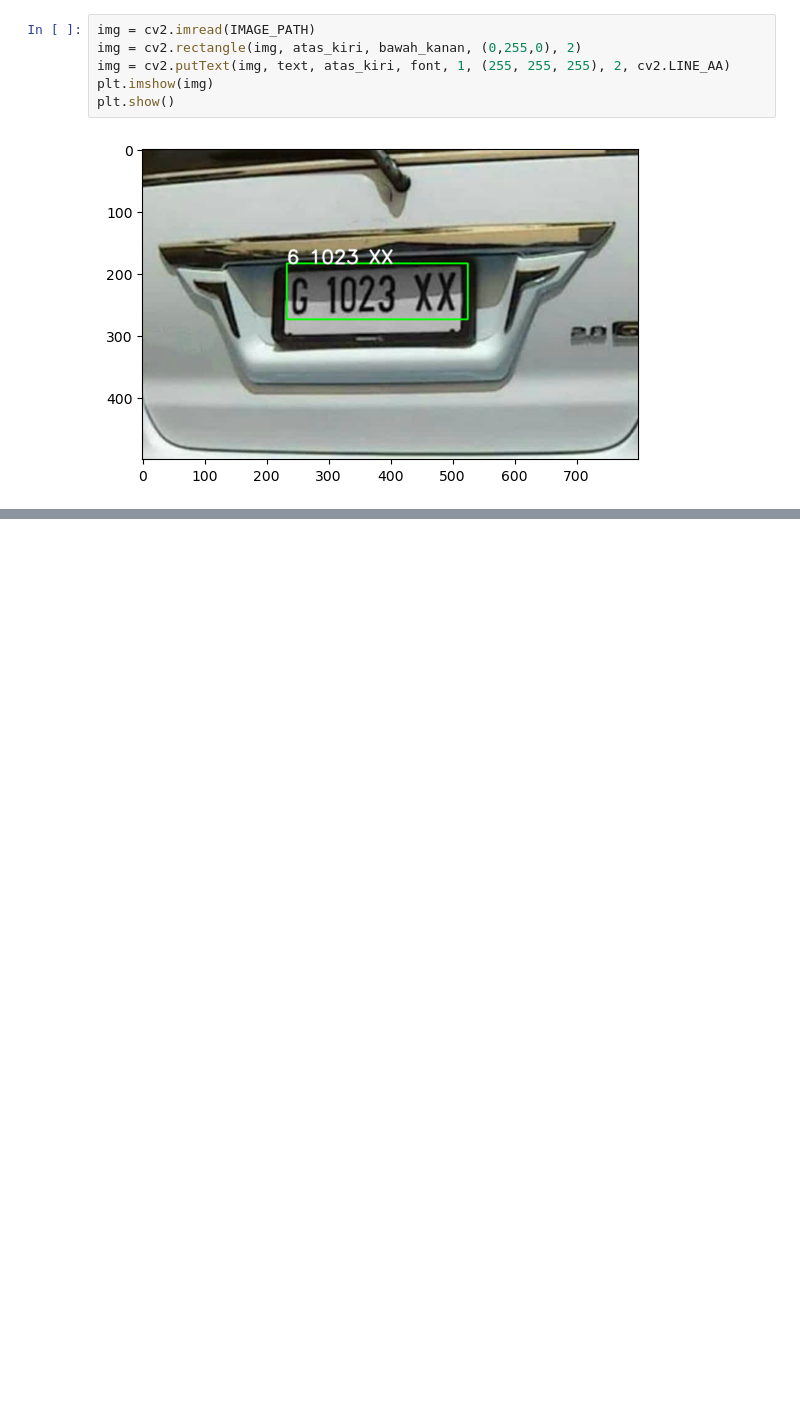
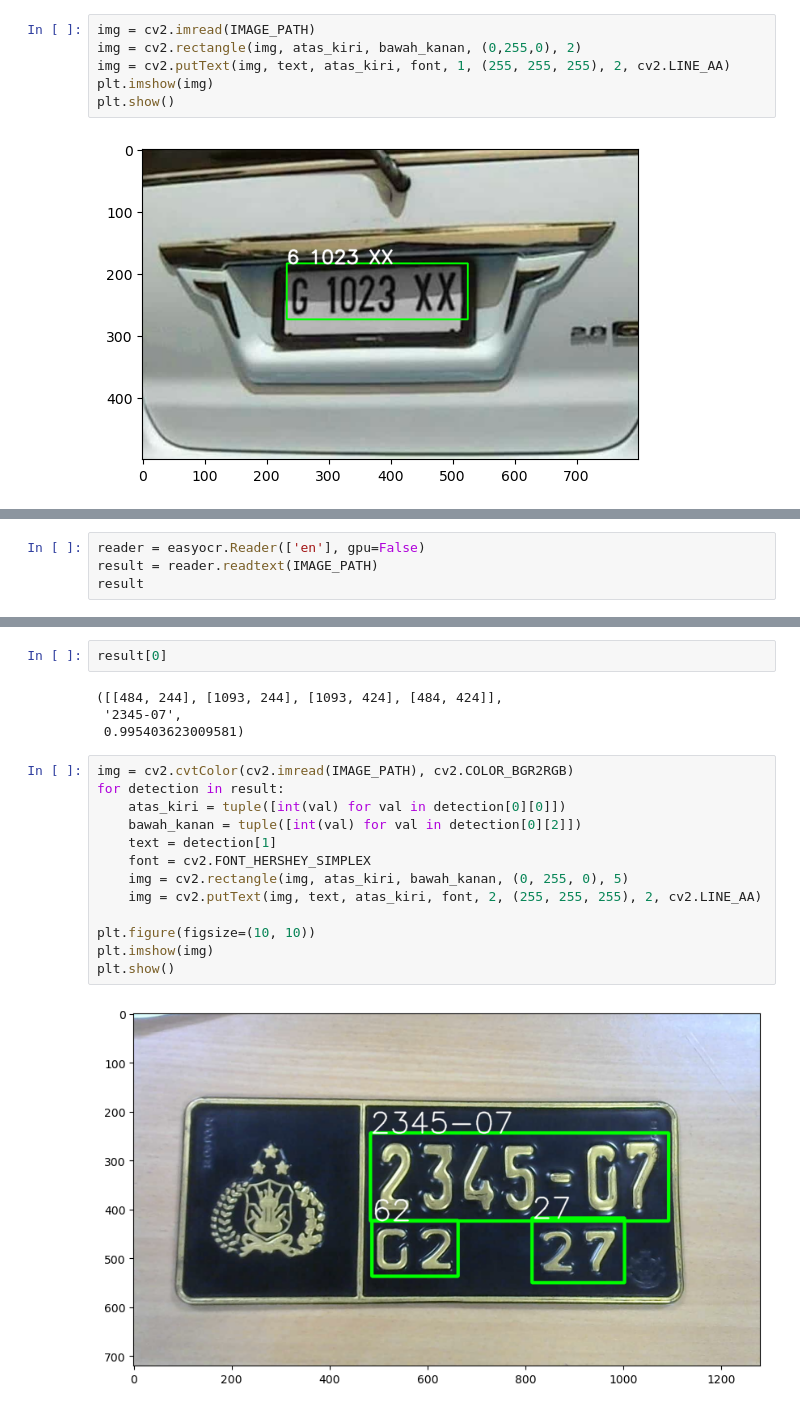
Before and after one commit to GilangAgungS/EasyOCR, a Jupyter notebook: EasyOCR_NicolasRenotte.ipynb, the cells around one changed output, grey strips where cells are left out. Cells and saved outputs as stored; diff of their text form; blank space fills up the shorter version.

```diff
--- a/EasyOCR_NicolasRenotte.ipynb
+++ b/EasyOCR_NicolasRenotte.ipynb
@@ -90,0 +102,4 @@ plt.show()
+# %%
+reader = easyocr.Reader(['en'], gpu=False)
+result = reader.readtext(IMAGE_PATH)
+result
@@ -90,0 +115,21 @@ plt.show()
+# %%
+result[0]
+# %% [output]
+([[484, 244], [1093, 244], [1093, 424], [484, 424]],
+ '2345-07',
+ 0.995403623009581)
+# %%
+img = cv2.cvtColor(cv2.imread(IMAGE_PATH), cv2.COLOR_BGR2RGB)
+for detection in result:
+    atas_kiri = tuple([int(val) for val in detection[0][0]])
+    bawah_kanan = tuple([int(val) for val in detection[0][2]])
+    text = detection[1]
+    font = cv2.FONT_HERSHEY_SIMPLEX
+    img = cv2.rectangle(img, atas_kiri, bawah_kanan, (0, 255, 0), 5)
+    img = cv2.putText(img, text, atas_kiri, font, 2, (255, 255, 255), 2, cv2.LINE_AA)
+
+plt.figure(figsize=(10, 10))
+plt.imshow(img)
+plt.show()
+# %% [output]
+[figure, added]
```
Also changed, not shown: parts of 7 cells of this notebook.
